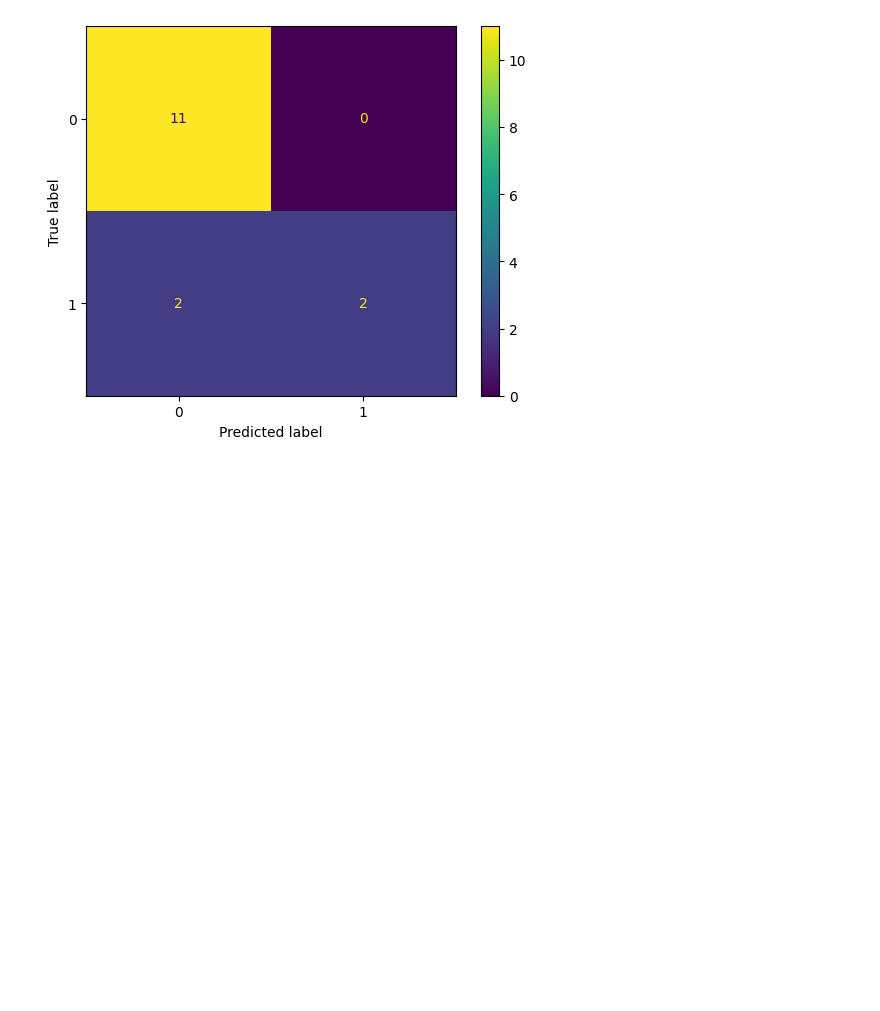
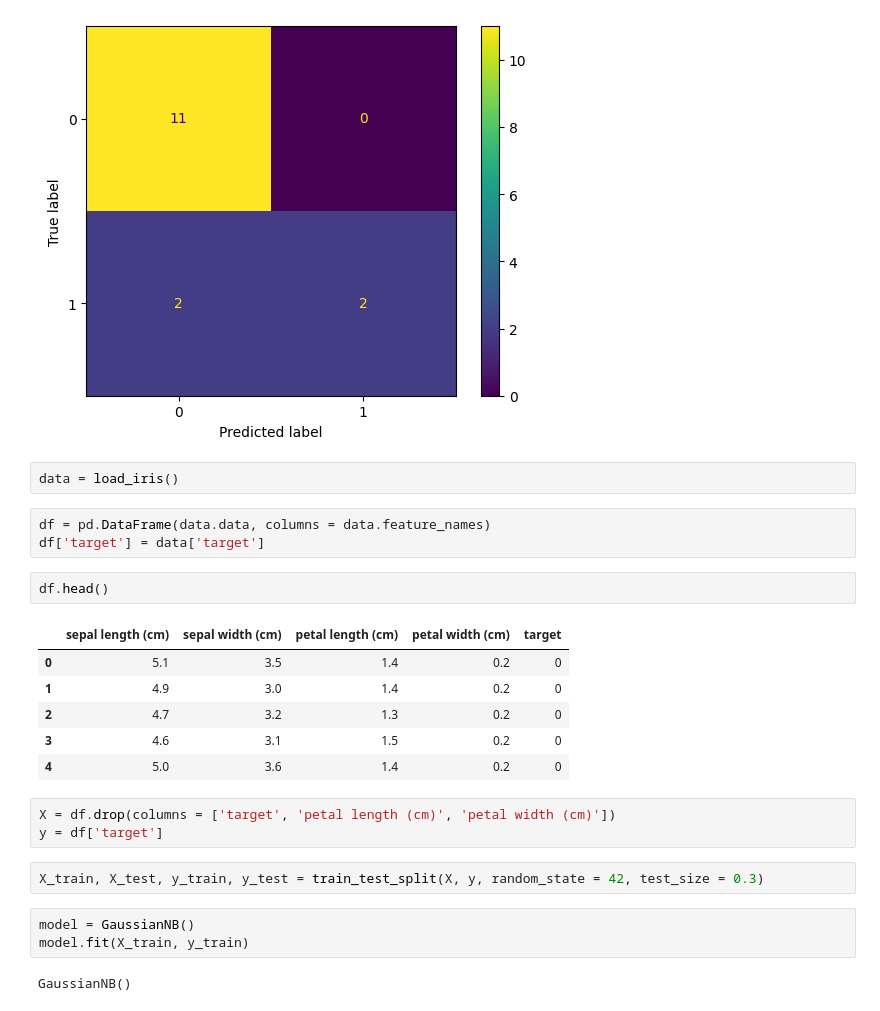
Before and after one commit to amandeep-singh28/Machine-Learning-Revision, a Jupyter notebook: 02_Practice.ipynb, the cells around one changed output. Cells and saved outputs as stored; diff of their text form; blank space fills up the shorter version.

```diff
--- a/02_Practice.ipynb
+++ b/02_Practice.ipynb
@@ -372,3 +372,27 @@ ConfusionMatrixDisplay(confusion_matrix = cm).plot()
 # %% [output]
 <sklearn.metrics._plot.confusion_matrix.ConfusionMatrixDisplay at 0x...>
 [figure]
+# %%
+data = load_iris()
+# %%
+df = pd.DataFrame(data.data, columns = data.feature_names)
+df['target'] = data['target']
+# %%
+df.head()
+# %% [output]
+|  | sepal length (cm) | sepal width (cm) | petal length (cm) | petal width (cm) | target |
+| 0 | 5.1 | 3.5 | 1.4 | 0.2 | 0 |
+| 1 | 4.9 | 3.0 | 1.4 | 0.2 | 0 |
+| 2 | 4.7 | 3.2 | 1.3 | 0.2 | 0 |
+| 3 | 4.6 | 3.1 | 1.5 | 0.2 | 0 |
+| 4 | 5.0 | 3.6 | 1.4 | 0.2 | 0 |
+# %%
+X = df.drop(columns = ['target', 'petal length (cm)', 'petal width (cm)'])
+y = df['target']
+# %%
+X_train, X_test, y_train, y_test = train_test_split(X, y, random_state = 42, test_size = 0.3)
+# %%
+model = GaussianNB()
+model.fit(X_train, y_train)
+# %% [output]
+GaussianNB()
```
Also changed, not shown: parts of 4 cells of this notebook.
